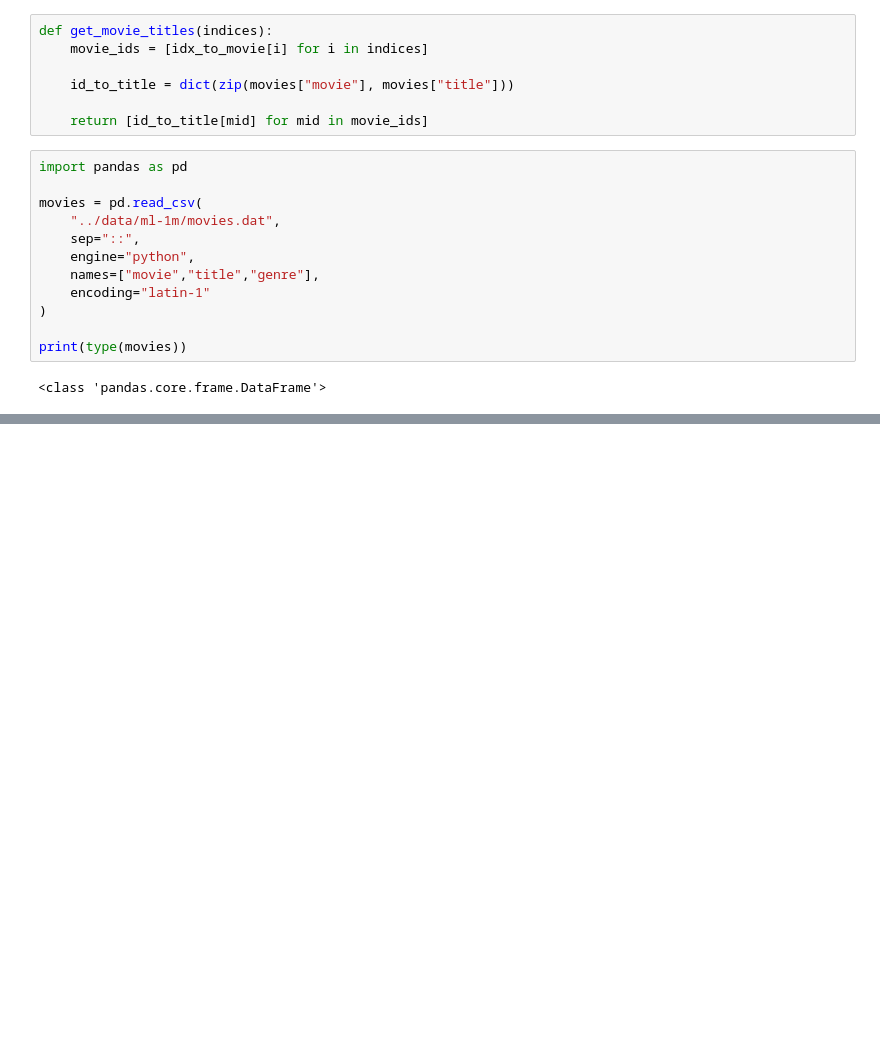
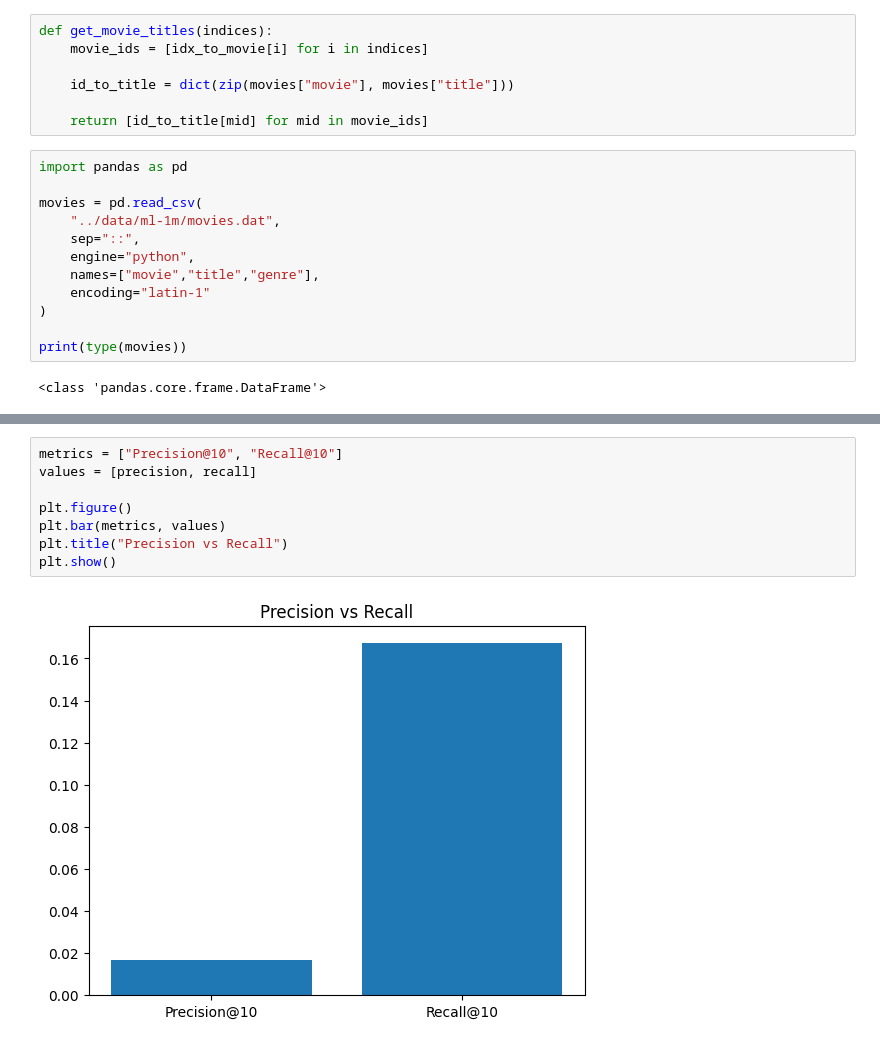
Before and after one commit to Hrulekh/LSTM-Based-Sequential-Recommender, a Jupyter notebook: notebooks/02_baseline.ipynb, the cells around one changed output, grey strips where cells are left out. Drawn from its saved outputs; the diff is of its cells as text; blank space fills up the shorter version.

```diff
--- a/notebooks/02_baseline.ipynb
+++ b/notebooks/02_baseline.ipynb
@@ -822,0 +905,10 @@ with open("movie_map.pkl", "wb") as f:
+# %%
+metrics = ["Precision@10", "Recall@10"]
+values = [precision, recall]
+
+plt.figure()
+plt.bar(metrics, values)
+plt.title("Precision vs Recall")
+plt.show()
+# %% [output]
+[figure, added]
```
Also changed, not shown: parts of 27 cells of this notebook, 2 other files.
